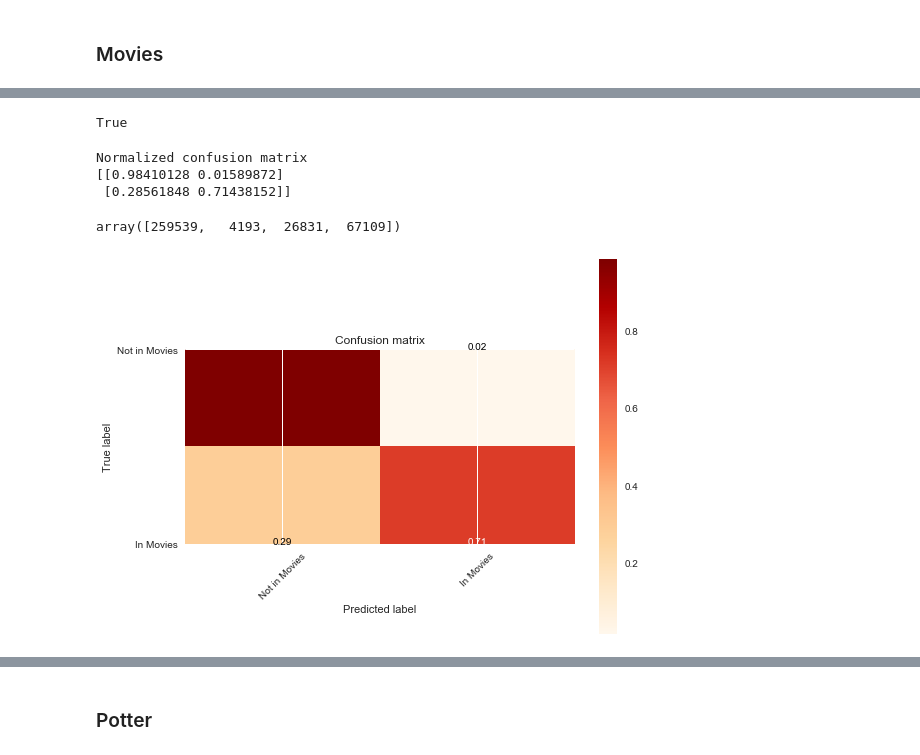
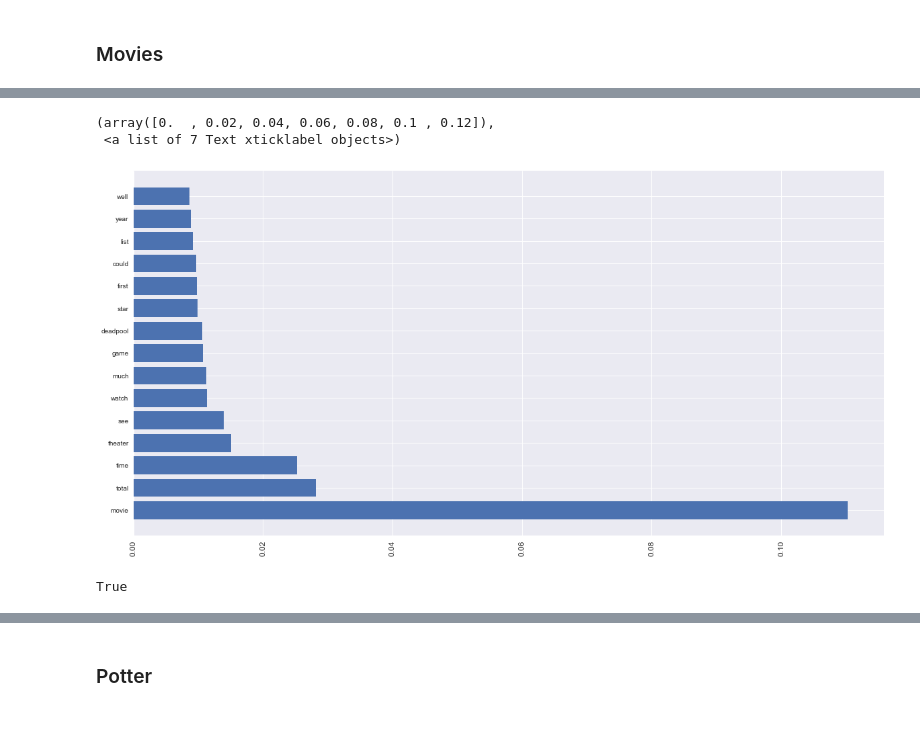
Before and after one commit to Jameshskelton/Reddit-NLP, a Jupyter notebook: Reddit-nlp-project.ipynb, the cells around one changed output, grey strips where cells are left out. Cells and saved outputs as stored; diff of their text form; code cells hidden in the pictures; blank space fills up the shorter version.

```diff
--- a/Reddit-nlp-project.ipynb
+++ b/Reddit-nlp-project.ipynb
@@ -694,19 +708,22 @@ sorted(list(zip(rfc_movies.feature_importances_, feats_ent)))
+# %%
+movlist = sorted(list(zip(rfc_movies.feature_importances_, feats_ent)),reverse = True)
+lstfeats_mov = []
+lst_vals_mov = []
+for i in movlist:
+    lst_vals_mov.append(i[0])
+    lstfeats_mov.append(i[1])
+    if len(lstfeats_mov) == 15:
+        break
+fig, ax = plt.subplots(figsize = (20,10))
+plt.barh(lstfeats_mov, lst_vals_mov)
+plt.xticks(rotation=90, fontsize = 12)
+# %% [output]
+(array([0.  , 0.02, 0.04, 0.06, 0.08, 0.1 , 0.12]),
+ <a list of 7 Text xticklabel objects>)
+[figure, added]
 # %%
 rfc_movies_full =RandomForestClassifier(n_estimators=50, max_features='sqrt', n_jobs = -1,  max_depth = None, oob_score=True)
 rfc_movies_full.fit(X_ent, y_mov)
 rfc_movies_full.oob_score
 # %% [output]
 True
-# %%
-pred = rfc_movies_full.predict(X_ent)
-cm = confusion_matrix(y_mov, pred)
-# tn, fp, fn, tp = cm
-
-plot_confusion_matrix(cm, ['Not in Movies', 'In Movies'], normalize = 'all', cmap = "OrRd")
-cm.ravel()
-# %% [output]
-Normalized confusion matrix
-[[0.98410128 0.01589872]
- [0.28561848 0.71438152]]
-array([259539,   4193,  26831,  67109])
-[figure, removed]
```
Also changed, not shown: parts of 126 cells of this notebook.
